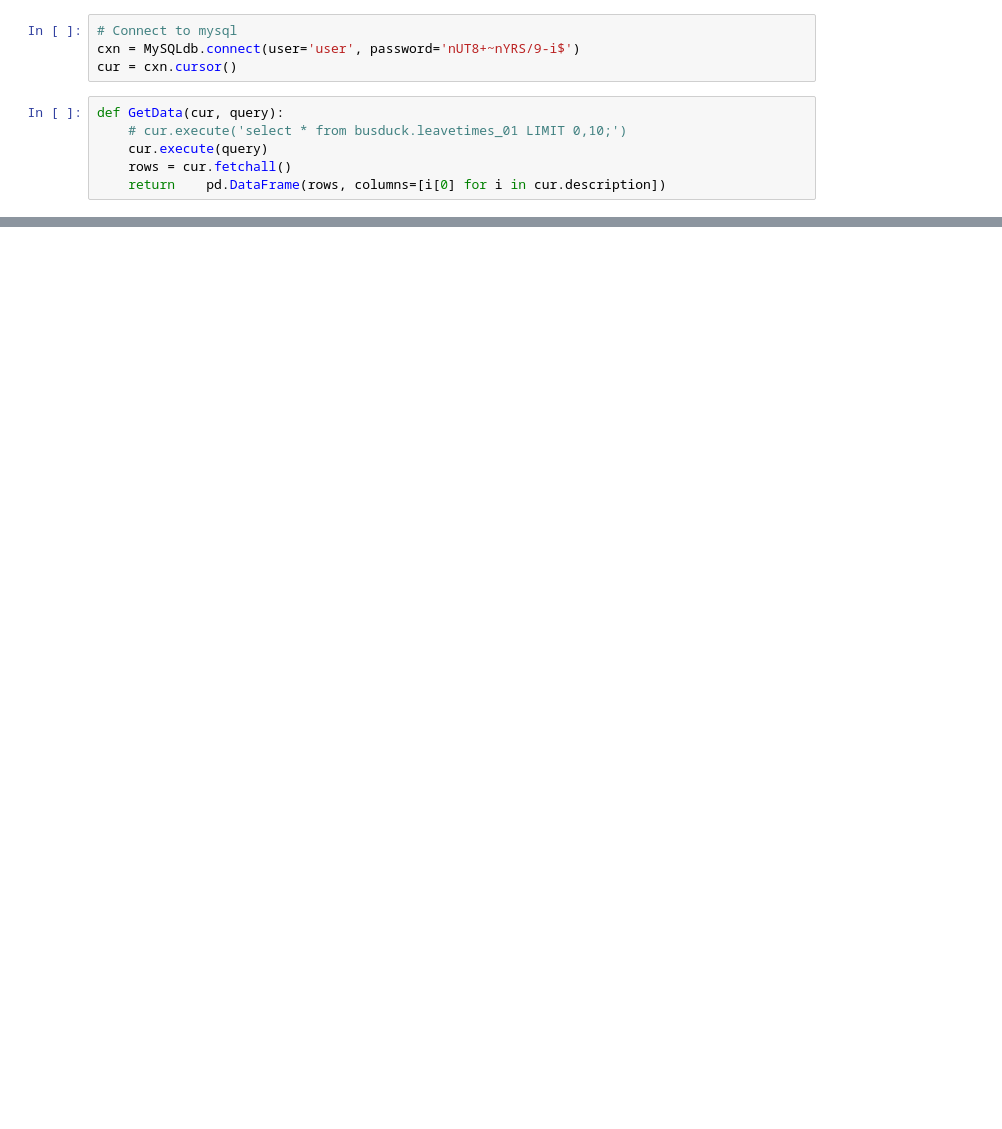
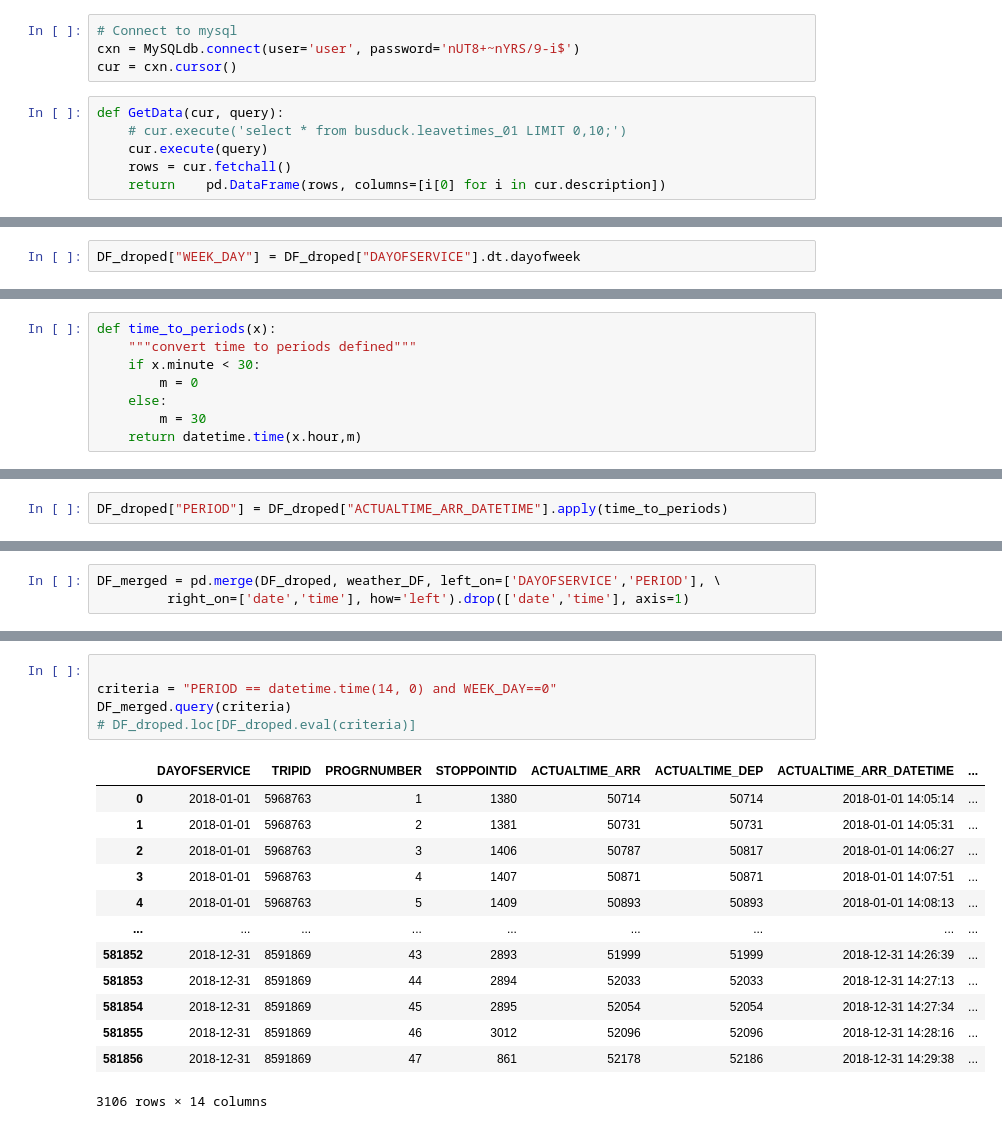
Before and after one commit to JasonZhang-ML/Dublin_bus, a Jupyter notebook: src/Data Analysis/Data preprocessing.ipynb, the cells around one changed output, grey strips where cells are left out. Drawn from its saved outputs; the diff is of its cells as text; blank space fills up the shorter version.

Commit message:
finished ADT except for dewll time and total time

```diff
--- a/src/Data Analysis/Data preprocessing.ipynb
+++ b/src/Data Analysis/Data preprocessing.ipynb
@@ -23,0 +172,2 @@ DF
+# %%
+DF_droped["WEEK_DAY"] = DF_droped["DAYOFSERVICE"].dt.dayofweek
@@ -23,0 +189,8 @@ DF
+# %%
+def time_to_periods(x):
+    """convert time to periods defined"""
+    if x.minute < 30:
+        m = 0
+    else:
+        m = 30
+    return datetime.time(x.hour,m)
@@ -23,0 +199,2 @@ DF
+# %%
+DF_droped["PERIOD"] = DF_droped["ACTUALTIME_ARR_DATETIME"].apply(time_to_periods)
@@ -23,0 +209,3 @@ DF
+# %%
+DF_merged = pd.merge(DF_droped, weather_DF, left_on=['DAYOFSERVICE','PERIOD'], \
+         right_on=['date','time'], how='left').drop(['date','time'], axis=1)
@@ -23,0 +223,19 @@ DF
+# %%
+
+criteria = "PERIOD == datetime.time(14, 0) and WEEK_DAY==0"
+DF_merged.query(criteria)
+# DF_droped.loc[DF_droped.eval(criteria)]
+# %% [output]
+|  | DAYOFSERVICE | TRIPID | PROGRNUMBER | STOPPOINTID | ACTUALTIME_ARR | ACTUALTIME_DEP | ACTUALTIME_ARR_DATETIME | ... |
+| 0 | 2018-01-01 | 5968763 | 1 | 1380 | 50714 | 50714 | 2018-01-01 14:05:14 | ... |
+| 1 | 2018-01-01 | 5968763 | 2 | 1381 | 50731 | 50731 | 2018-01-01 14:05:31 | ... |
+| 2 | 2018-01-01 | 5968763 | 3 | 1406 | 50787 | 50817 | 2018-01-01 14:06:27 | ... |
+| 3 | 2018-01-01 | 5968763 | 4 | 1407 | 50871 | 50871 | 2018-01-01 14:07:51 | ... |
+| 4 | 2018-01-01 | 5968763 | 5 | 1409 | 50893 | 50893 | 2018-01-01 14:08:13 | ... |
+| ... | ... | ... | ... | ... | ... | ... | ... | ... |
+| 581852 | 2018-12-31 | 8591869 | 43 | 2893 | 51999 | 51999 | 2018-12-31 14:26:39 | ... |
+| 581853 | 2018-12-31 | 8591869 | 44 | 2894 | 52033 | 52033 | 2018-12-31 14:27:13 | ... |
+| 581854 | 2018-12-31 | 8591869 | 45 | 2895 | 52054 | 52054 | 2018-12-31 14:27:34 | ... |
+| 581855 | 2018-12-31 | 8591869 | 46 | 3012 | 52096 | 52096 | 2018-12-31 14:28:16 | ... |
+| 581856 | 2018-12-31 | 8591869 | 47 | 861 | 52178 | 52186 | 2018-12-31 14:29:38 | ... |
+3106 rows × 14 columns
```
Also changed, not shown: parts of 44 cells of this notebook.
